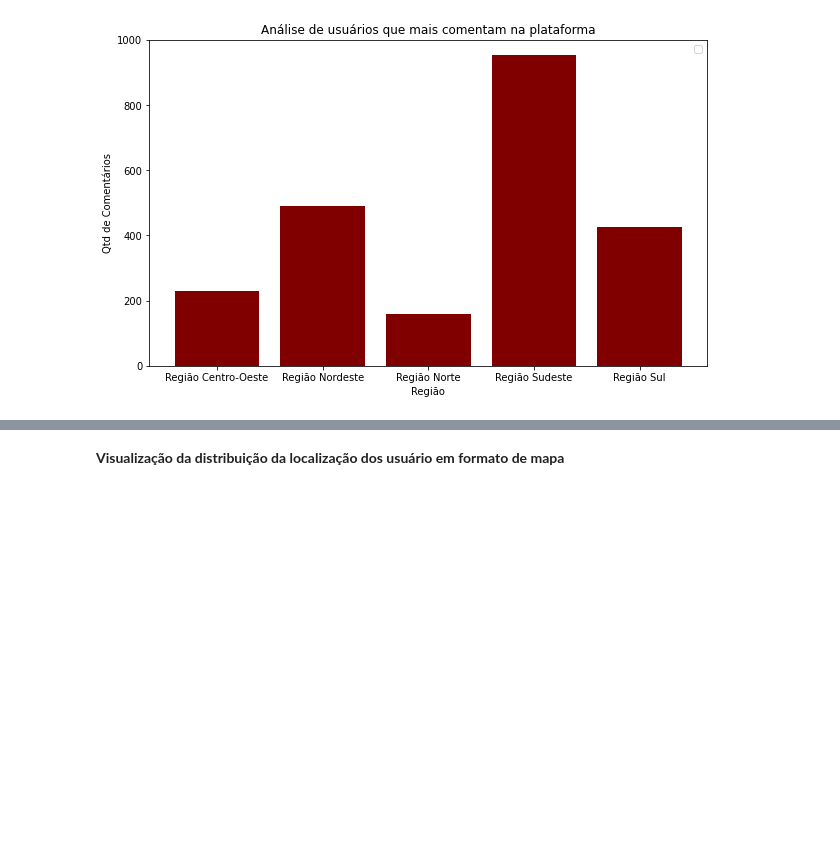
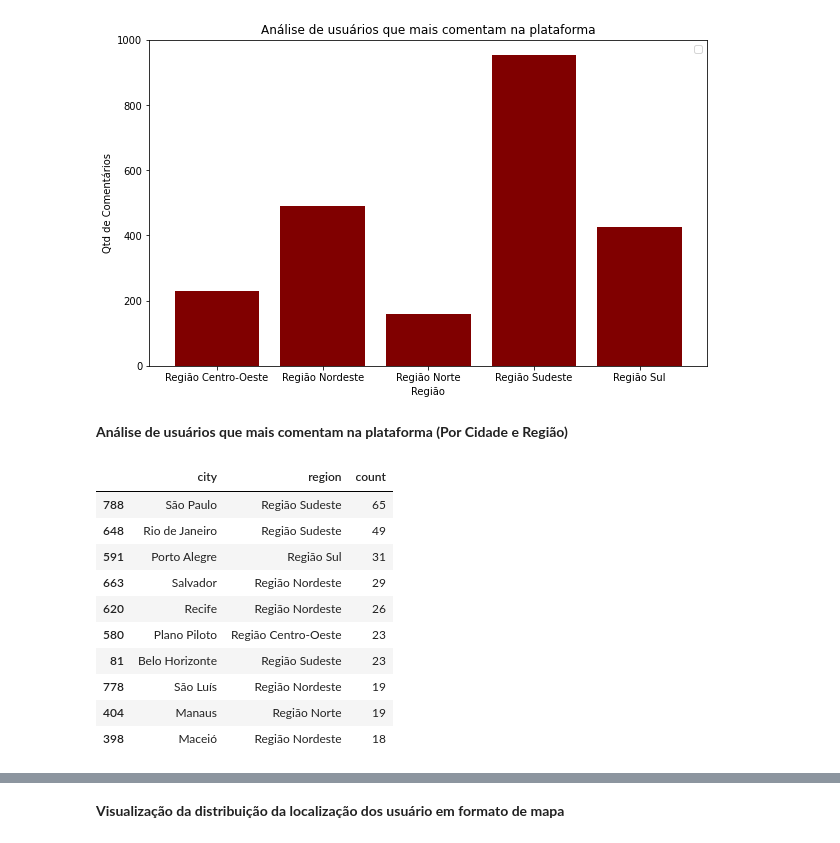
Before and after one commit to kidkmon/Sentiment-Analysis-TripAdvisor, a Jupyter notebook: Analise_sentimentos_TripAdvisor.ipynb, the cells around one changed output, grey strips where cells are left out. Cells and saved outputs as stored; diff of their text form; code cells hidden in the pictures; blank space fills up the shorter version.

```diff
--- a/Analise_sentimentos_TripAdvisor.ipynb
+++ b/Analise_sentimentos_TripAdvisor.ipynb
@@ -721,3 +721,21 @@ plt.show()
 # %% [output]
 No handles with labels found to put in legend.
 [figure]
+# %% [markdown]
+**Análise de usuários que mais comentam na plataforma (Por Cidade e Região)**
+# %%
+#Gerando dados para análise - groupby
+region_gb = region.groupby(["city", "region"]).size().reset_index(name="count").sort_values(by="count", ascending=False)
+region_gb.head(10)
+# %% [output]
+|  | city | region | count |
+| 788 | São Paulo | Região Sudeste | 65 |
+| 648 | Rio de Janeiro | Região Sudeste | 49 |
+| 591 | Porto Alegre | Região Sul | 31 |
+| 663 | Salvador | Região Nordeste | 29 |
+| 620 | Recife | Região Nordeste | 26 |
+| 580 | Plano Piloto | Região Centro-Oeste | 23 |
+| 81 | Belo Horizonte | Região Sudeste | 23 |
+| 778 | São Luís | Região Nordeste | 19 |
+| 404 | Manaus | Região Norte | 19 |
+| 398 | Maceió | Região Nordeste | 18 |
```
Also changed, not shown: parts of 7 cells of this notebook.
